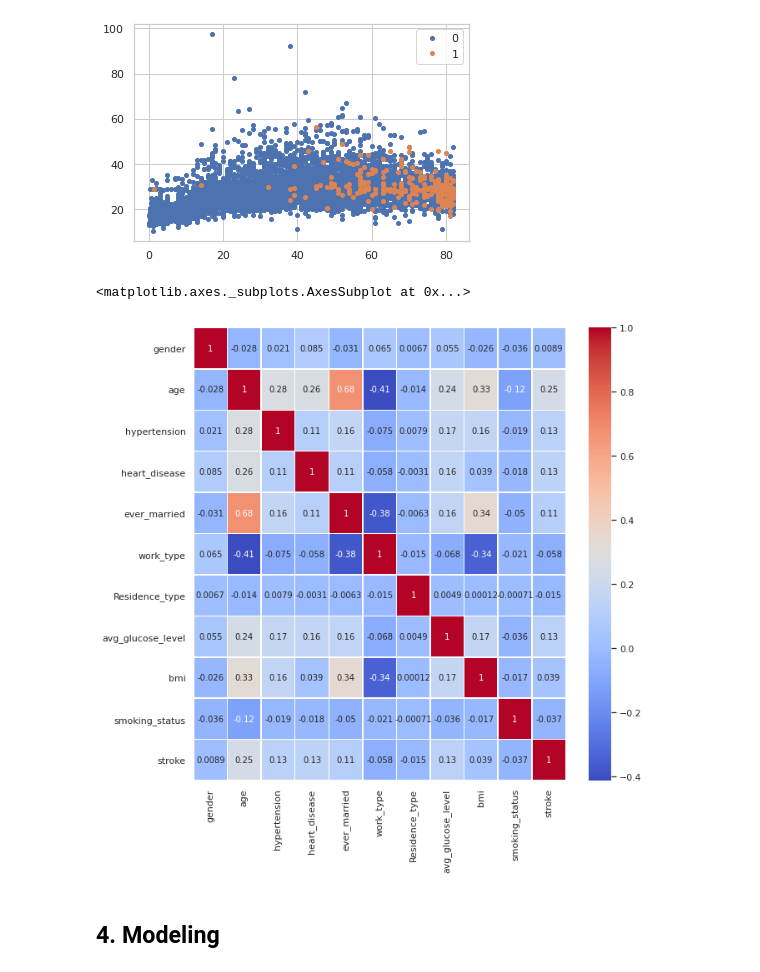
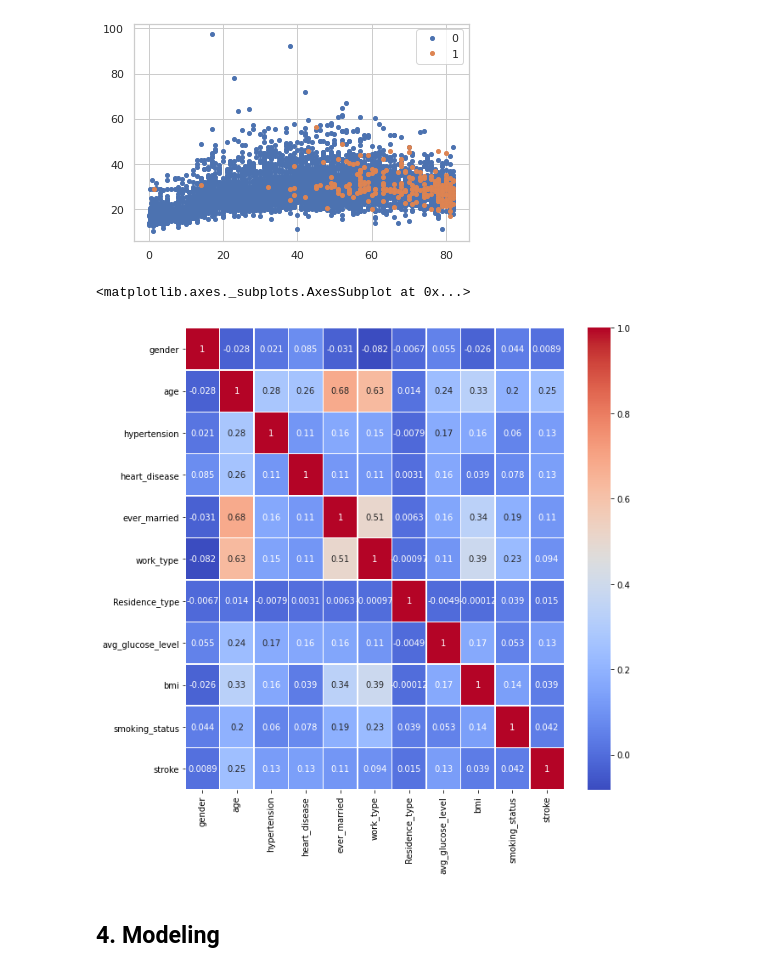
Before and after one commit to raul-miranda/DS-201-Project-1, a Jupyter notebook: D201_Project_2_raul3.ipynb, the cells around one changed output. Saved outputs shown, nothing was run; the diff lists cells and outputs as text; code cells hidden in the pictures.

```diff
--- a/D201_Project_2_raul3.ipynb
+++ b/D201_Project_2_raul3.ipynb
@@ -152,11 +152,10 @@ smoking_status       0
 stroke               0
 dtype: int64
 # %%
-# Replace 'Unknown'  'smoking_status' to the most common for the same gender, work_type and residence_type groups
+# Replace 'Unknown'  'smoking_status' to the most common value for the same gender, work_type and residence_type groups
 print (df_health_2['smoking_status'].value_counts())  # before changing
 df_health_2['smoking_status'] = df_health_2['smoking_status'].replace('Unknown', np.nan)   # replace unknown with NaN
-df_health_2['smoking_status'] = df_health_2.groupby(
-    ['gender','work_type','Residence_type'],
+df_health_2['smoking_status'] = df_health_2.groupby(['gender','work_type','Residence_type'],
     sort=False).smoking_status.apply(lambda x: x.fillna(x.mode().iloc[0]))    # replace  NaN with most common for group
 print (df_health_2['smoking_status'].value_counts())  # after changing
 print (df_health_2['smoking_status'].isna().sum())    # check for NaN
@@ -299,18 +298,18 @@ plt.show()
 # %%
 # Correlation Heatmap
 import seaborn as sns
 Z = df_health_2.copy()
 Z['gender'] = Z['gender'].map({'Male':1, 'Female':0, 'Other':2})
 Z['ever_married'] = Z['ever_married'].map({'Yes':1, 'No':0})
-Z['work_type'] = Z['work_type'].map({'Private':0, 'Self-employed':1, 'Govt_job':2, 'children':3, 'Never_worked':4})
-Z['Residence_type'] = Z['Residence_type'].map({'Urban':0, 'Rural':1})
-Z['smoking_status'] = Z['smoking_status'].map({'formerly smoked':0, 'never smoked':1, 'smokes':2, 'Unknown':3})
+Z['work_type'] = Z['work_type'].map({'Private':3, 'Self-employed':4, 'Govt_job':2, 'children':0, 'Never_worked':1})
+Z['Residence_type'] = Z['Residence_type'].map({'Urban':1, 'Rural':0})
+Z['smoking_status'] = Z['smoking_status'].map({'formerly smoked':1, 'never smoked':0, 'smokes':2})
 
 fig, ax = plt.subplots (figsize=(10,10))
 sns.heatmap(Z.corr(), cmap='coolwarm', annot=True, linewidths=.5)
 # %% [output]
 <matplotlib.axes._subplots.AxesSubplot at 0x...>
-[figure, old version]
+[figure, new version]
 # %% [markdown]
 ## **4. Modeling**
 # %%
```
Also changed, not shown: parts of 24 cells of this notebook.
